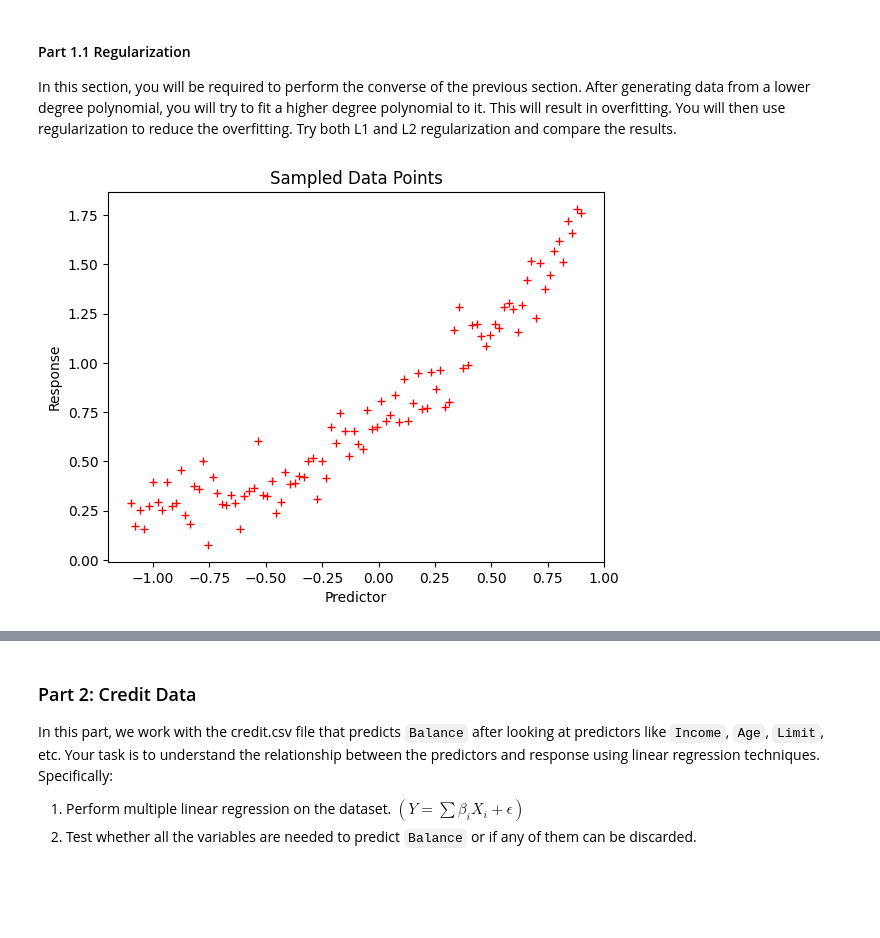
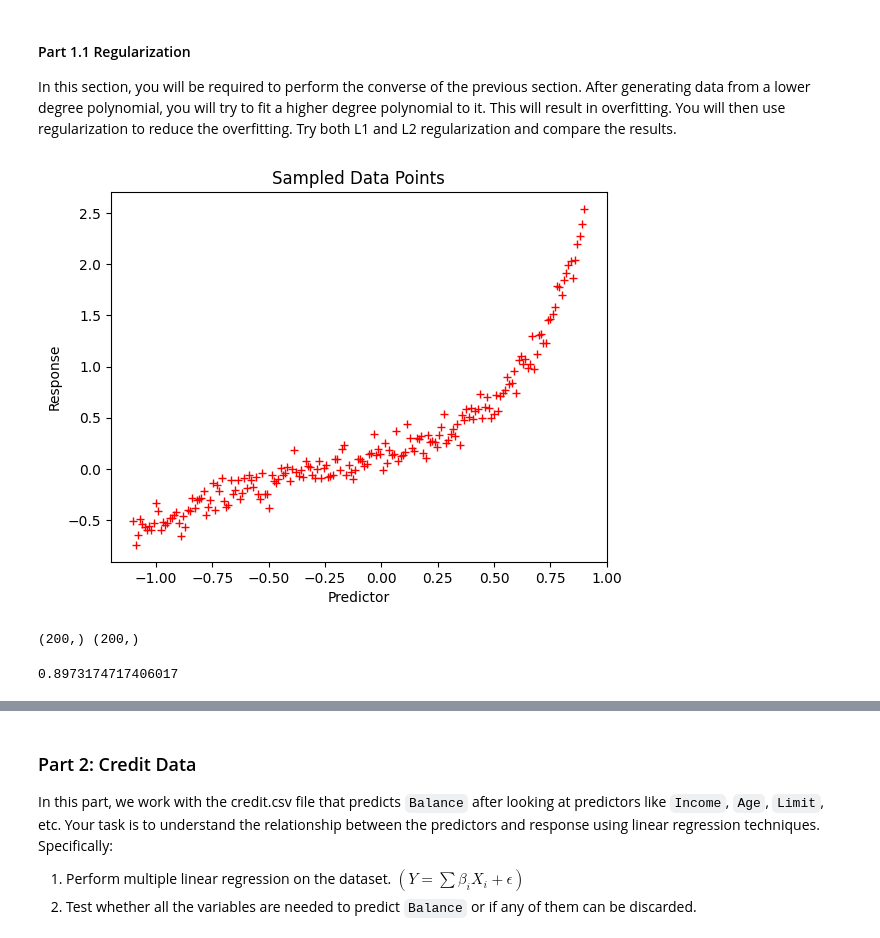
Before and after one commit to AkshayKohad/ML-Tutorial, a Jupyter notebook: Copy_of_Q3.ipynb, the cells around one changed output, grey strips where cells are left out. Saved outputs shown, nothing was run; the diff lists cells and outputs as text; code cells hidden in the pictures; blank space fills up the shorter version.

```diff
--- a/Copy_of_Q3.ipynb
+++ b/Copy_of_Q3.ipynb
@@ -429,20 +429,22 @@ In this section, you will be required to perform the converse of the previous se
 # %%
 def gen_data_low():
     coeff = np.random.rand(np.random.choice([3, 5, 7]))
-    x = np.linspace(-1.1, 0.9, 100)
+    x = np.linspace(-1.1, 0.9, 200)
     y = np.zeros_like(x)
     for i, c in enumerate(coeff):
         y += c * x**i
-    y += np.random.randn(100) * 0.1
+    y += np.random.randn(200) * 0.1
 
     return x, y
 
 predictor_low, response_low = gen_data_low()
 
 plt.plot(predictor_low, response_low, 'r+')
 plt.xlabel('Predictor')
 plt.ylabel('Response')
 plt.title('Sampled Data Points')
 plt.show()
+print(predictor_low.shape,response_low.shape)
 # %% [output]
-[figure, old version]
+[figure, new version]
+(200,) (200,)
@@ -450,0 +451,31 @@ plt.show()
+# %%
+# your code here
+predictor_low = predictor_low.reshape((200, 1))
+r2_score=0
+res_degree=10
+
+result_predictor_test = predictor_low
+result_response_test = response_low
+result_predictor_train = predictor_low
+result_response_train = response_low
+result_response_p = response_low
+
+
+res_predictor = predictor_low
+res_response = response_low
+res_predictor = Addition_of_features(res_degree,res_predictor)
+res_predictor = Data_Normalisation_polynomial(res_predictor)
+
+res_predictor_train,res_predictor_test,res_response_train,res_response_test = train_test_split_polynomial(res_predictor,res_response)
+
+res_predictor_train = preprocess(res_predictor_train,res_degree)
+res_predictor_test = preprocess(res_predictor_test,res_degree)
+
+beta = train_polynomial(res_predictor_train,res_response_train)
+# print(beta)
+
+res_response_p = hypothesis_polynomial(res_predictor_test,beta)
+r2_val = r2Score_polynomial(res_response_test,res_response_p)
+print(r2_val)
+# %% [output]
+0.8973174717406017
```
Also changed, not shown: parts of 20 cells of this notebook.
